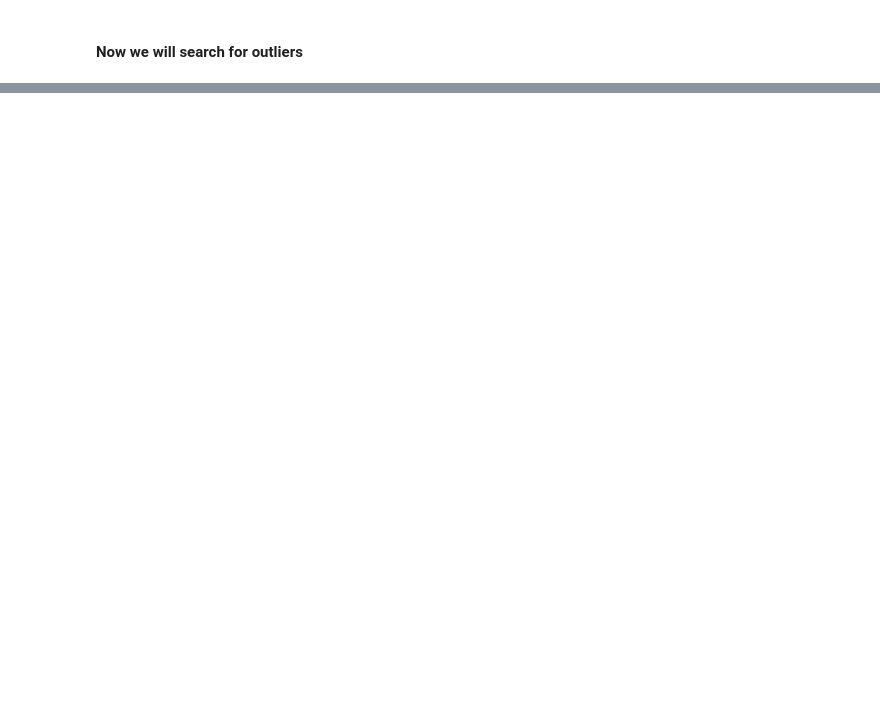
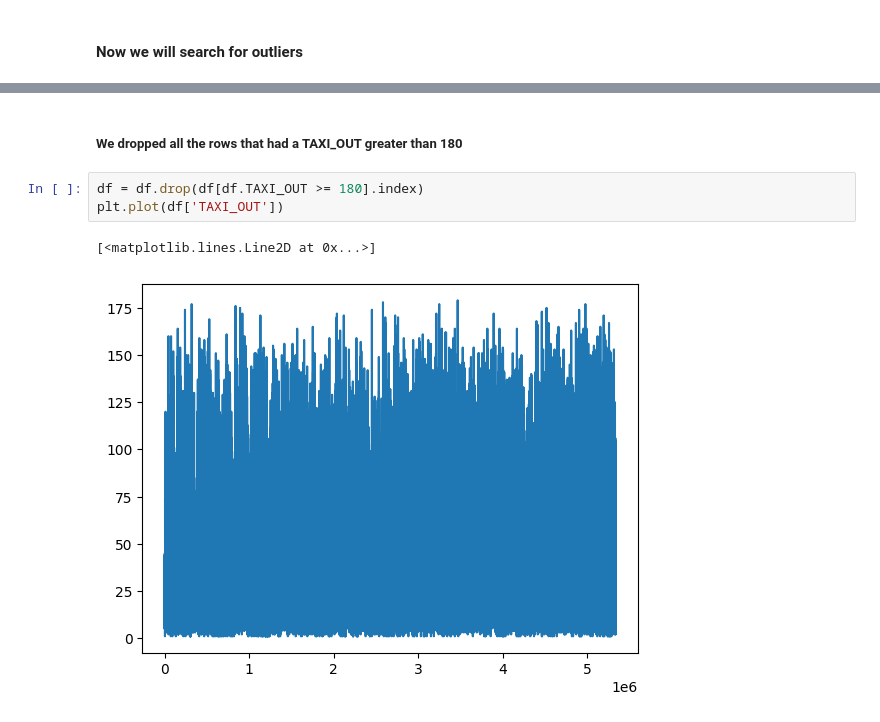
Before and after one commit to 3mkTawfik/DEProject2, a Jupyter notebook: DEProject2.ipynb, the cells around one changed output, grey strips where cells are left out. Drawn from its saved outputs; the diff is of its cells as text; blank space fills up the shorter version.

```diff
--- a/DEProject2.ipynb
+++ b/DEProject2.ipynb
@@ -101 +218,9 @@ plt.plot(df['TAXI_OUT']) # remove upto 180
+# %% [markdown]
+<h5>We dropped all the rows that had a TAXI_OUT greater than 180  </h5>
+# %%
+df = df.drop(df[df.TAXI_OUT >= 180].index)
+plt.plot(df['TAXI_OUT'])
+# %% [output]
+[<matplotlib.lines.Line2D at 0x...>]
+[figure, added]
 # %%
```
Also changed, not shown: parts of 28 cells of this notebook, 1 other file.
